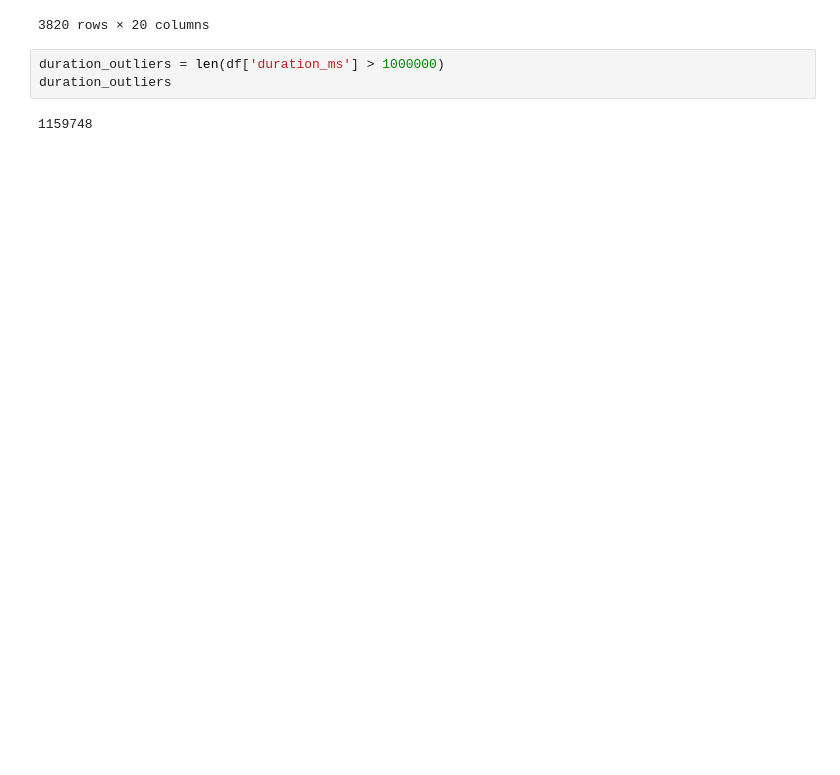
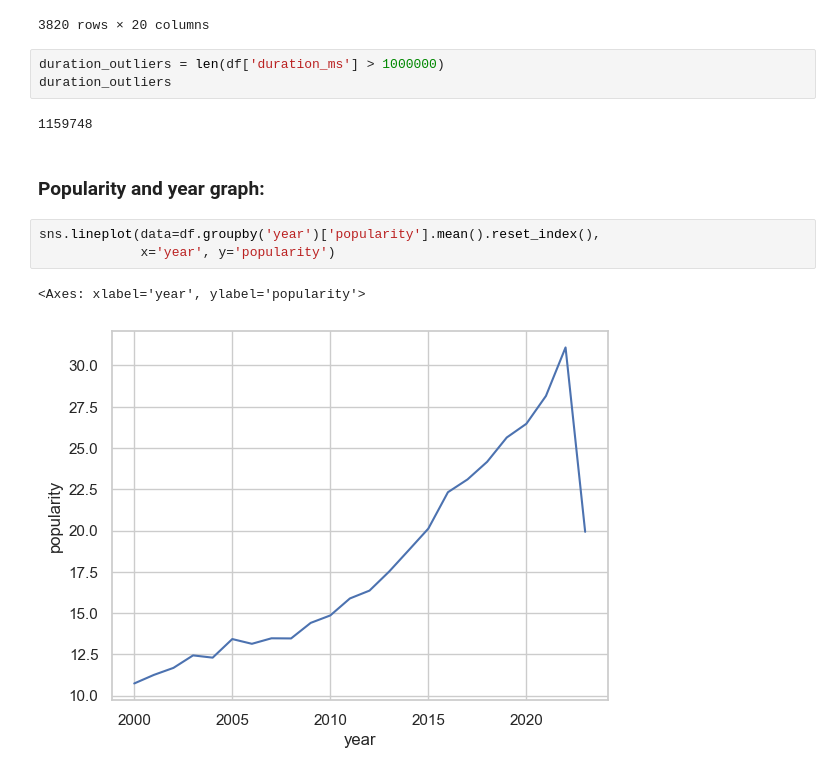
Before and after one commit to AdilkhanEEAIR/spotify_songs_research, a Jupyter notebook: notebooks/analysis.ipynb, the cells around one changed output. Saved outputs shown, nothing was run; the diff lists cells and outputs as text; blank space fills up the shorter version.

Commit message:
popularity and year graph

```diff
--- a/notebooks/analysis.ipynb
+++ b/notebooks/analysis.ipynb
@@ -372,3 +372,11 @@ duration_outliers = len(df['duration_ms'] > 1000000)
 duration_outliers
 # %% [output]
 1159748
+# %% [markdown]
+### Popularity and year graph:
+# %%
+sns.lineplot(data=df.groupby('year')['popularity'].mean().reset_index(),
+             x='year', y='popularity')
+# %% [output]
+<Axes: xlabel='year', ylabel='popularity'>
+[figure, added]
```
